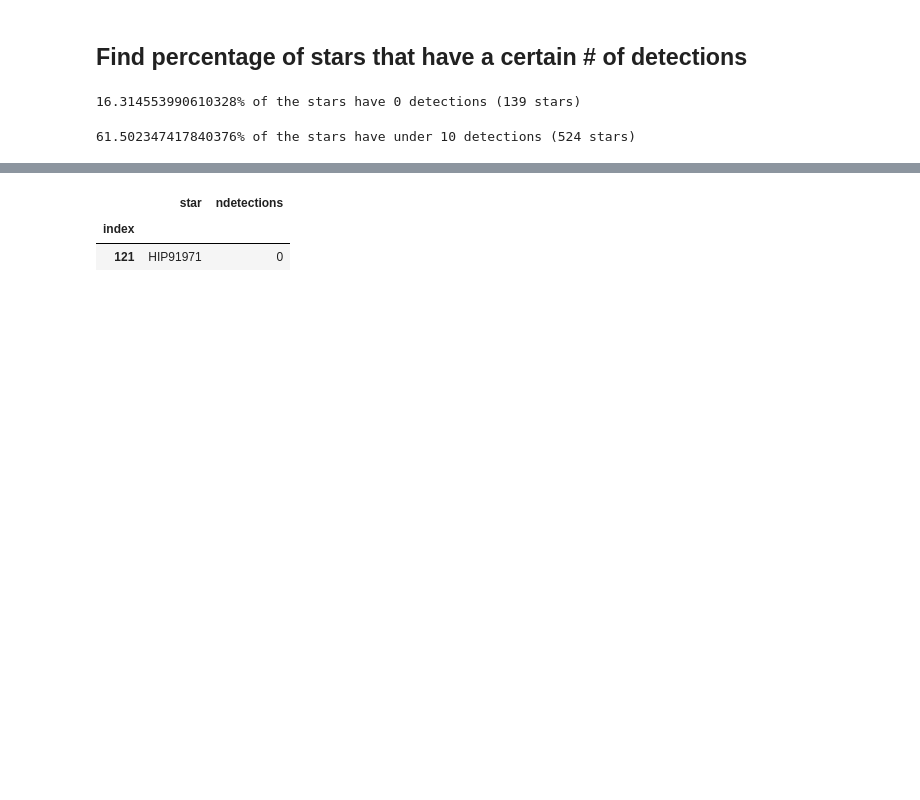
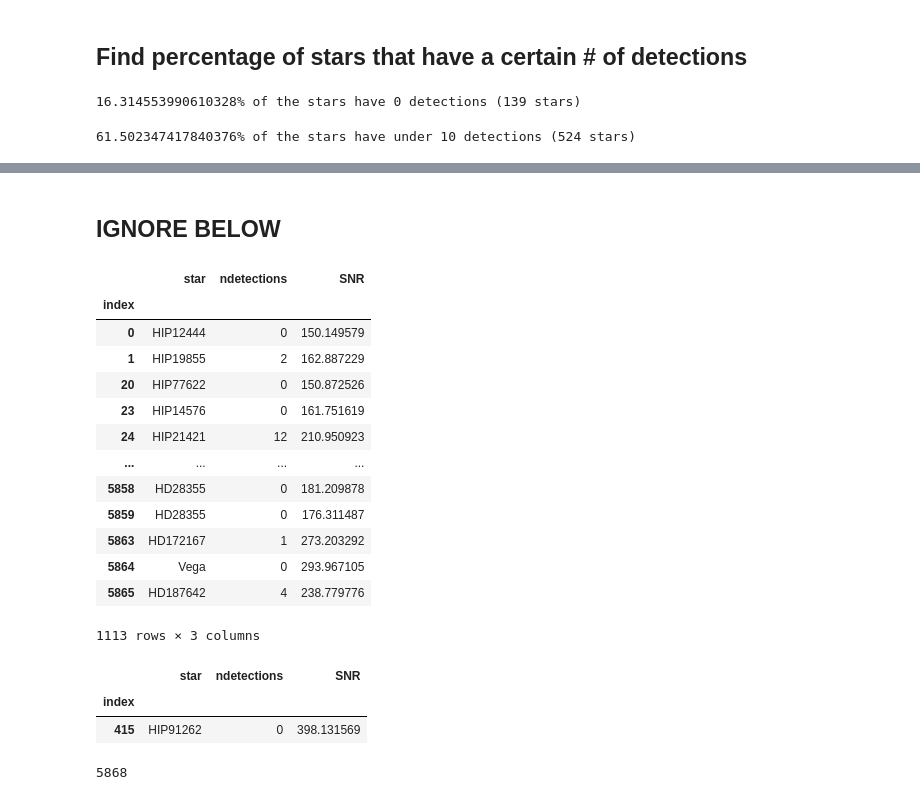
Before and after one commit to howardisaacson/APF-BL-DAP, a Jupyter notebook: Zoe/Results.ipynb, the cells around one changed output, grey strips where cells are left out. Cells and saved outputs as stored; diff of their text form; code cells hidden in the pictures; blank space fills up the shorter version.

```diff
--- a/Zoe/Results.ipynb
+++ b/Zoe/Results.ipynb
@@ -21,11 +25,11 @@ for filename in os.listdir(directory):
 # %%
-results1000 = pd.read_csv('/mnt_home/zoek/code/APF-BL-DAP/Zoe/LaserDetectionResults1000/results.csv', index_col = 'index')
-results3000 = pd.read_csv('/mnt_home/zoek/code/APF-BL-DAP/Zoe/LaserDetectionResults3000/results.csv', index_col = 'index')
-results4000 = pd.read_csv('/mnt_home/zoek/code/APF-BL-DAP/Zoe/LaserDetectionResults4000/results.csv', index_col = 'index')
-results5000 = pd.read_csv('/mnt_home/zoek/code/APF-BL-DAP/Zoe/LaserDetectionResults5000/results.csv', index_col = 'index')
-results6000 = pd.read_csv('/mnt_home/zoek/code/APF-BL-DAP/Zoe/LaserDetectionResults6000/results.csv', index_col = 'index')
+results1000 = pd.read_csv('/mnt_home/zoek/code/APF-BL-DAP/Zoe/MyStuff/Results/LaserDetectionResults1000/results.csv', index_col = 'index')
+results3000 = pd.read_csv('/mnt_home/zoek/code/APF-BL-DAP/Zoe/MyStuff/Results/LaserDetectionResults3000/results.csv', index_col = 'index')
+results4000 = pd.read_csv('/mnt_home/zoek/code/APF-BL-DAP/Zoe/MyStuff/Results/LaserDetectionResults4000/results.csv', index_col = 'index')
+results5000 = pd.read_csv('/mnt_home/zoek/code/APF-BL-DAP/Zoe/MyStuff/Results/LaserDetectionResults5000/results.csv', index_col = 'index')
+results6000 = pd.read_csv('/mnt_home/zoek/code/APF-BL-DAP/Zoe/MyStuff/Results/LaserDetectionResults6000/results.csv', index_col = 'index')
 
-results2000 = pd.read_csv('/mnt_home/zoek/code/APF-BL-DAP/Zoe/LaserDetectionResults2000/results.csv', index_col = 'index')
+results2000 = pd.read_csv('/mnt_home/zoek/code/APF-BL-DAP/Zoe/MyStuff/Results/LaserDetectionResults2000/results.csv', index_col = 'index')
 
 
 results1000 = results1000.drop(columns = 'Unnamed: 0')
@@ -56,0 +67,2 @@ total_results
+# %%
+total_results['SNR'] = SNR
@@ -162,7 +213,28 @@ test.shape
+# %% [markdown]
+## IGNORE BELOW
 # %%
-max_detections = total_results[total_results.index == 121]
-max_detections.sort_values(by=['ndetections'], ascending=False)
+max_detections = total_results[total_results.SNR > 150]
+max_detections
+# max_detections.sort_values(by=['ndetections'], ascending=True)
 # %% [output]
-|  | star | ndetections |
-| index |  |  |
-| 121 | HIP91971 | 0 |
+|  | star | ndetections | SNR |
+| index |  |  |  |
+| 0 | HIP12444 | 0 | 150.149579 |
+| 1 | HIP19855 | 2 | 162.887229 |
+| 20 | HIP77622 | 0 | 150.872526 |
+| 23 | HIP14576 | 0 | 161.751619 |
+| 24 | HIP21421 | 12 | 210.950923 |
+| ... | ... | ... | ... |
+| 5858 | HD28355 | 0 | 181.209878 |
+| 5859 | HD28355 | 0 | 176.311487 |
+| 5863 | HD172167 | 1 | 273.203292 |
+| 5864 | Vega | 0 | 293.967105 |
+| 5865 | HD187642 | 4 | 238.779776 |
+1113 rows × 3 columns
+# %%
+high_SNR = total_results[total_results.index == 415]
+high_SNR.sort_values(by=['SNR'], ascending=False)
+# %% [output]
+|  | star | ndetections | SNR |
+| index |  |  |  |
+| 415 | HIP91262 | 0 | 398.131569 |
@@ -168,0 +268,4 @@ max_detections.sort_values(by=['ndetections'], ascending=False)
+# %%
+print(len(exposure_times))
+# %% [output]
+5868
```
Also changed, not shown: parts of 30 cells of this notebook, 6 other files.
